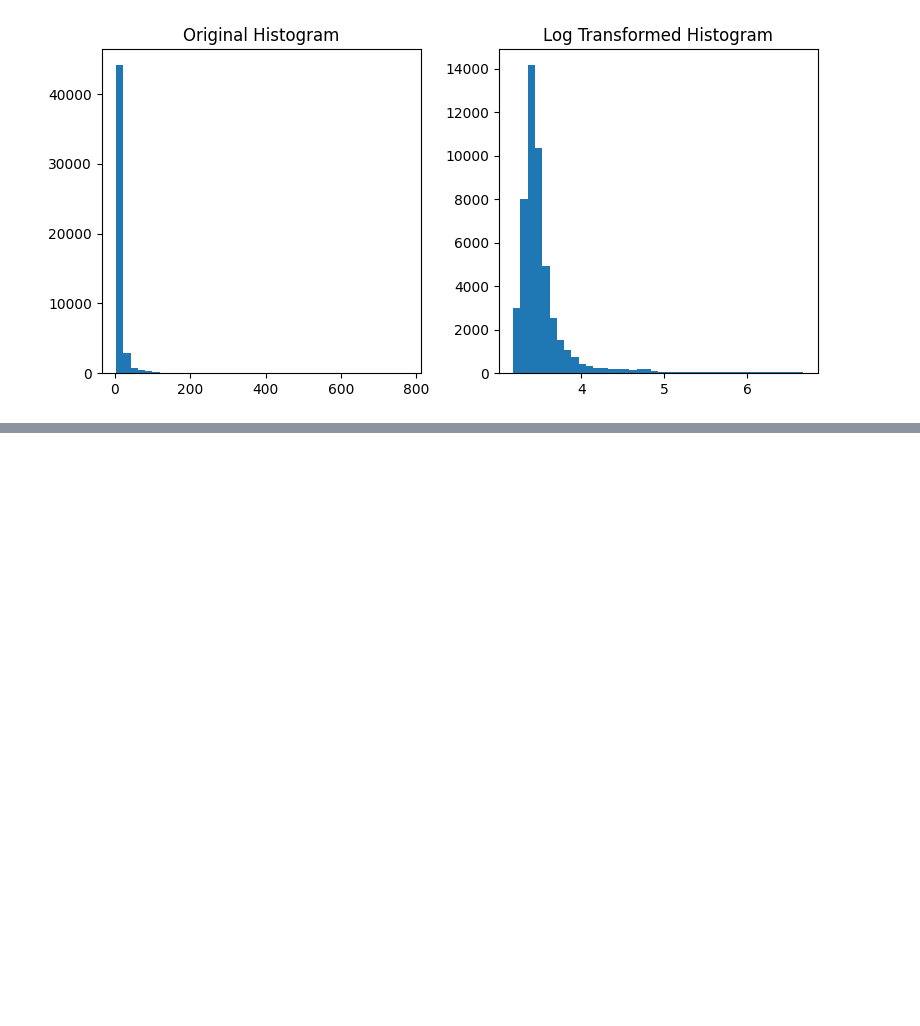
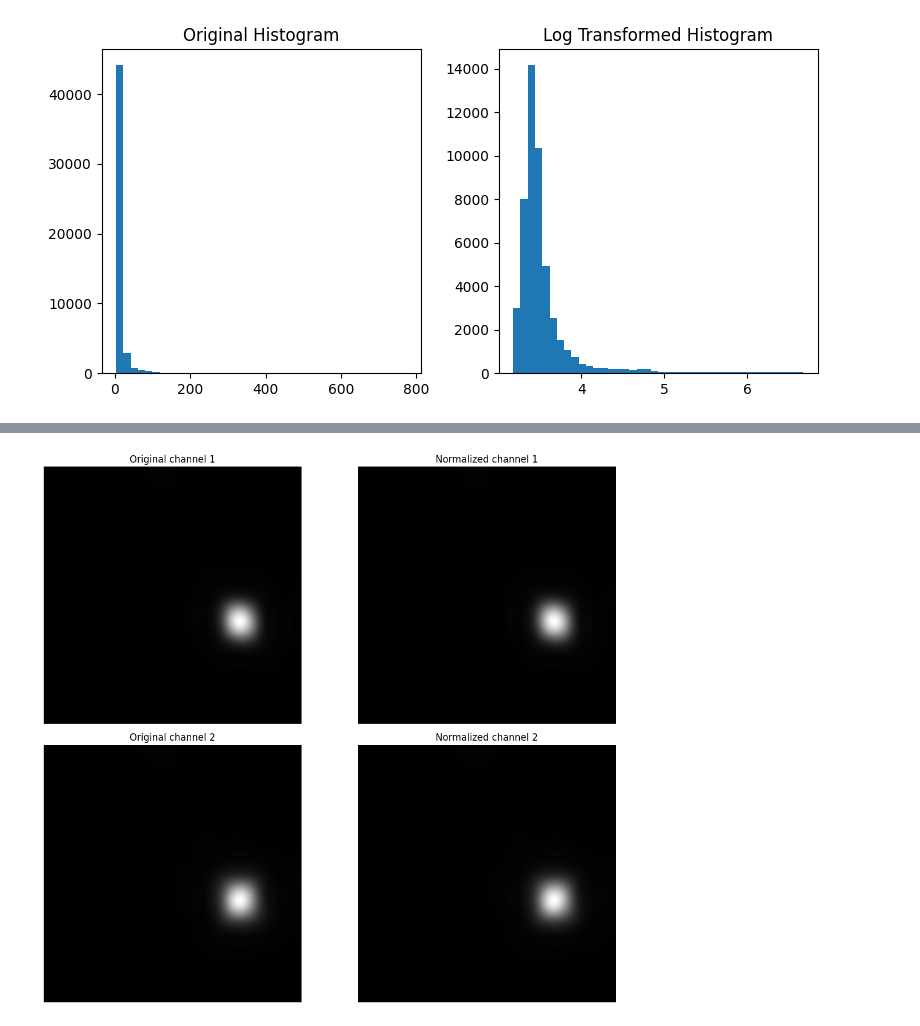
Before and after one commit to pelancha/galaxyHackers, a Jupyter notebook: notebooks/normalization.ipynb, the cells around one changed output, grey strips where cells are left out. Drawn from its saved outputs; the diff is of its cells as text; code cells hidden in the pictures; blank space fills up the shorter version.

```diff
--- a/notebooks/normalization.ipynb
+++ b/notebooks/normalization.ipynb
@@ -119,0 +265,4 @@ plot_histograms_in_loop([average_image])
+# %%
+print_imgs(img, normalized_image)
+# %% [output]
+[figure, added]
```
Also changed, not shown: parts of 29 cells of this notebook.
